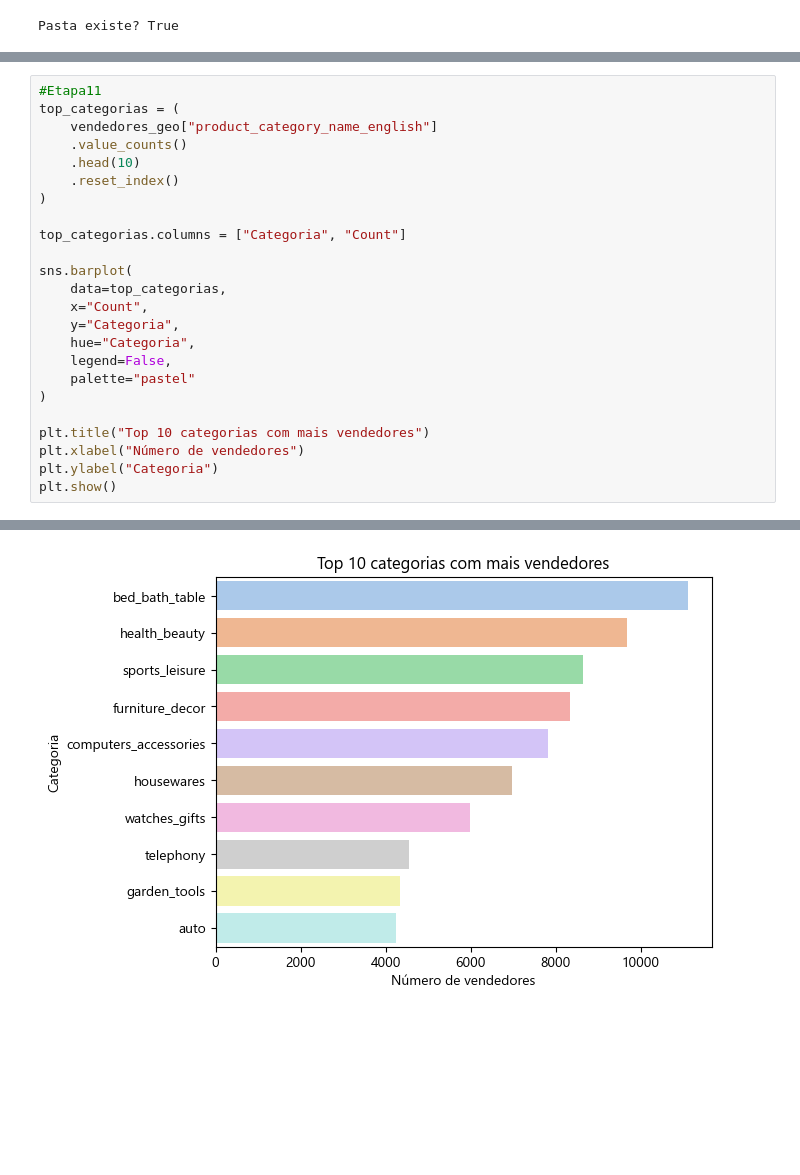
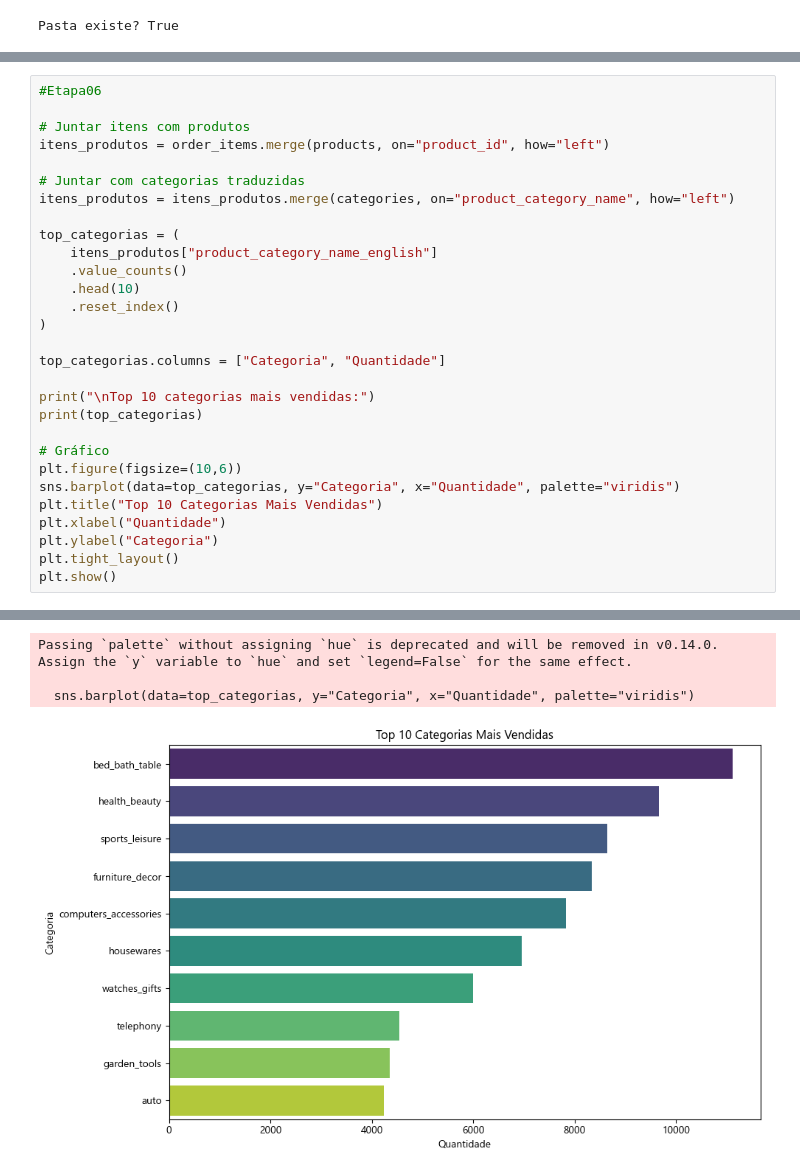
Before and after one commit to wandbalbino/EcommerceOlist, a Jupyter notebook: AnaliseOlist.ipynb, the cells around one changed output, grey strips where cells are left out. Cells and saved outputs as stored; diff of their text form; blank space fills up the shorter version.

```diff
--- a/AnaliseOlist.ipynb
+++ b/AnaliseOlist.ipynb
@@ -186,25 +110,30 @@ plt.show()
 # %%
-#Etapa11
+#Etapa06
+
+# Juntar itens com produtos
+itens_produtos = order_items.merge(products, on="product_id", how="left")
+
+# Juntar com categorias traduzidas
+itens_produtos = itens_produtos.merge(categories, on="product_category_name", how="left")
+
 top_categorias = (
-    vendedores_geo["product_category_name_english"]
+    itens_produtos["product_category_name_english"]
     .value_counts()
     .head(10)
     .reset_index()
 )
 
-top_categorias.columns = ["Categoria", "Count"]
+top_categorias.columns = ["Categoria", "Quantidade"]
 
-sns.barplot(
-    data=top_categorias,
-    x="Count",
-    y="Categoria",
-    hue="Categoria",
-    legend=False,
-    palette="pastel"
-)
+print("\nTop 10 categorias mais vendidas:")
+print(top_categorias)
 
-plt.title("Top 10 categorias com mais vendedores")
-plt.xlabel("Número de vendedores")
+# Gráfico
+plt.figure(figsize=(10,6))
+sns.barplot(data=top_categorias, y="Categoria", x="Quantidade", palette="viridis")
+plt.title("Top 10 Categorias Mais Vendidas")
+plt.xlabel("Quantidade")
 plt.ylabel("Categoria")
+plt.tight_layout()
 plt.show()
 # %% [output]
@@ -211 +152,4 @@ plt.show()
+Passing `palette` without assigning `hue` is deprecated and will be removed in v0.14.0. Assign the `y` variable to `hue` and set `legend=False` for the same effect.
+
+  sns.barplot(data=top_categorias, y="Categoria", x="Quantidade", palette="viridis")
-[figure, old version]
+[figure, new version]
```
Also changed, not shown: parts of 16 cells of this notebook, 3 other files.
